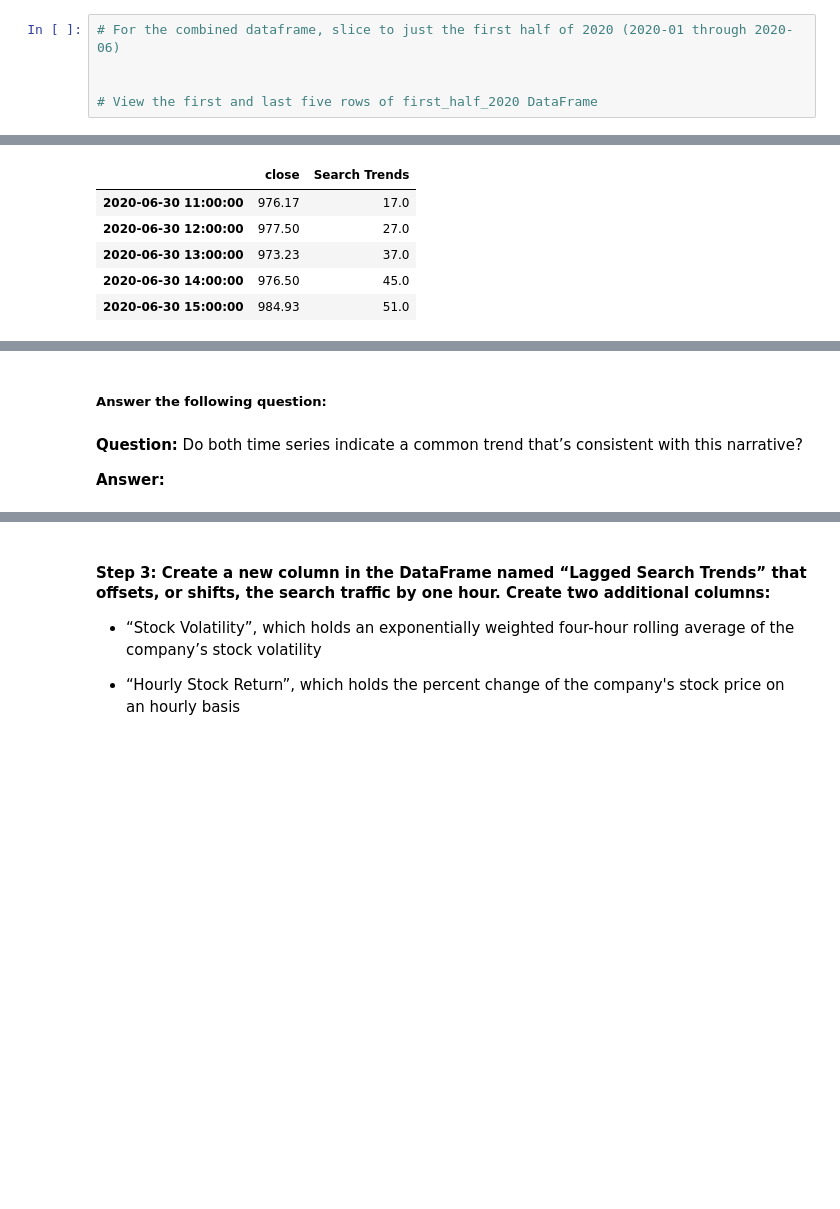
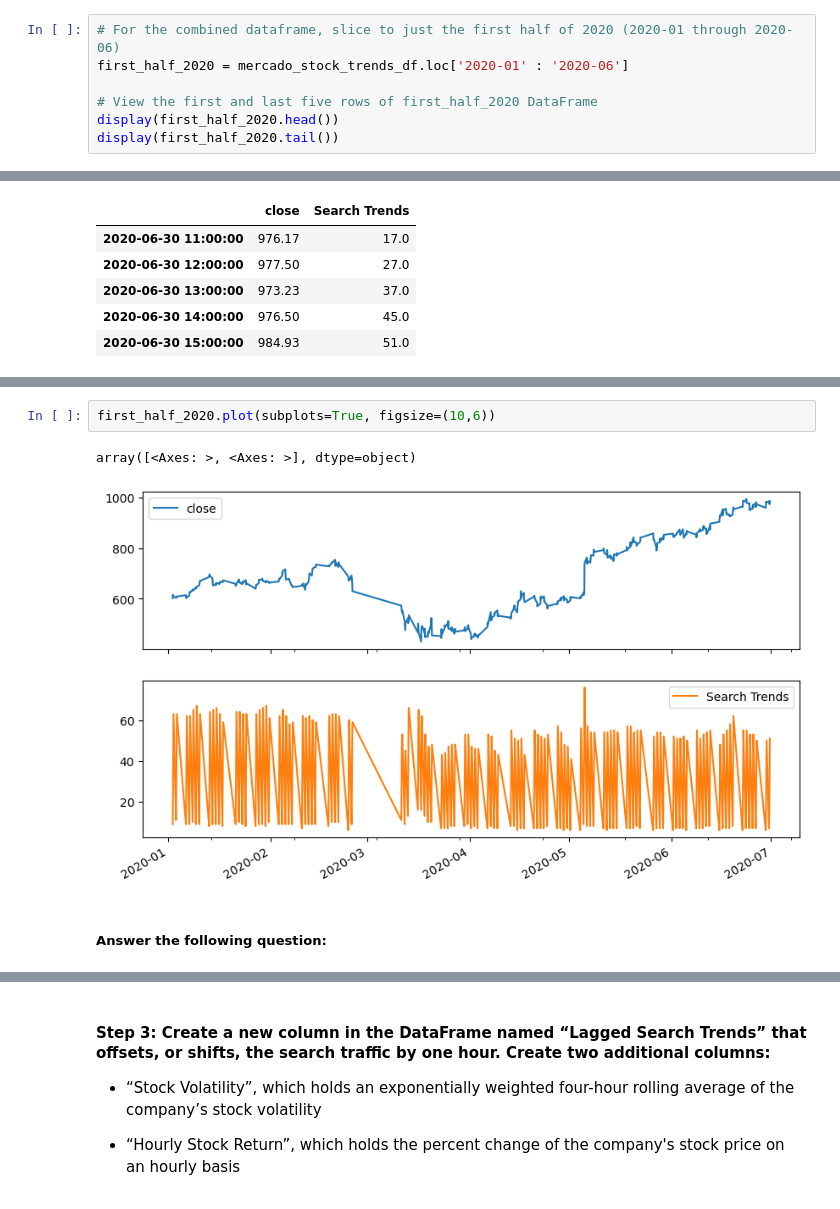
Before and after one commit to powshayneAI/prophet-challenge, a Jupyter notebook: forecasting_net_prophet.ipynb, the cells around one changed output, grey strips where cells are left out. Saved outputs shown, nothing was run; the diff lists cells and outputs as text; blank space fills up the shorter version.

```diff
--- a/forecasting_net_prophet.ipynb
+++ b/forecasting_net_prophet.ipynb
@@ -278,9 +285,11 @@ display(df_mercado_stock.tail())
 #### Step 2: Market events emerged during the year of 2020 that many companies found difficult. But, after the initial shock to global financial markets, new customers and revenue increased for e-commerce platforms. Slice the data to just the first half of 2020 (`2020-01` to `2020-06` in the DataFrame), and then plot the data. Do both time series indicate a common trend that’s consistent with this narrative?
 # %%
 # For the combined dataframe, slice to just the first half of 2020 (2020-01 through 2020-06)
-
+first_half_2020 = mercado_stock_trends_df.loc['2020-01' : '2020-06']
 
 # View the first and last five rows of first_half_2020 DataFrame
+display(first_half_2020.head())
+display(first_half_2020.tail())
 # %% [output]
 |  | close | Search Trends |
 | 2020-01-02 09:00:00 | 601.085 | 9.0 |
@@ -304,6 +306,7 @@ array([<Axes: >, <Axes: >], dtype=object)
+# %%
+first_half_2020.plot(subplots=True, figsize=(10,6))
+# %% [output]
+array([<Axes: >, <Axes: >], dtype=object)
+[figure, added]
 # %% [markdown]
 ##### Answer the following question:
-# %% [markdown]
-**Question:** Do both time series indicate a common trend that’s consistent with this narrative?
-
-**Answer:**
```
Also changed, not shown: parts of 12 cells of this notebook.
